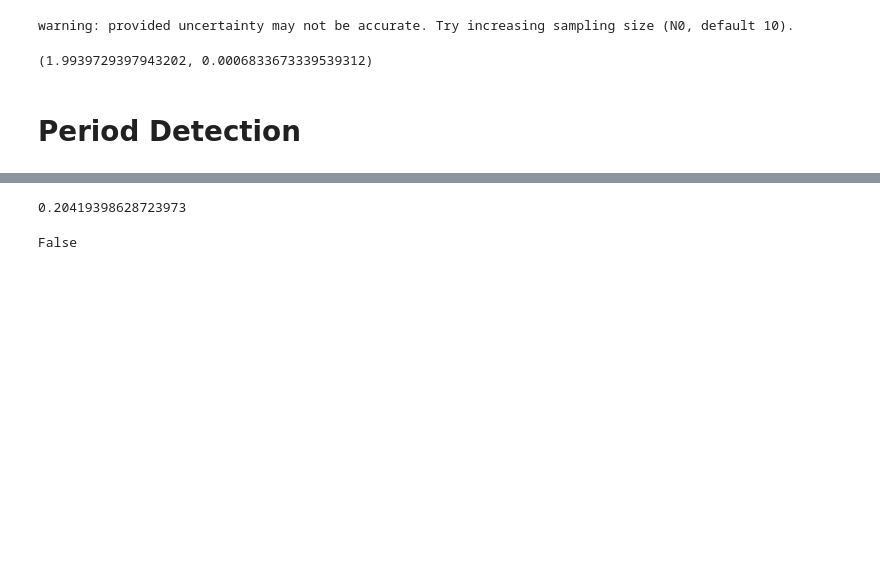
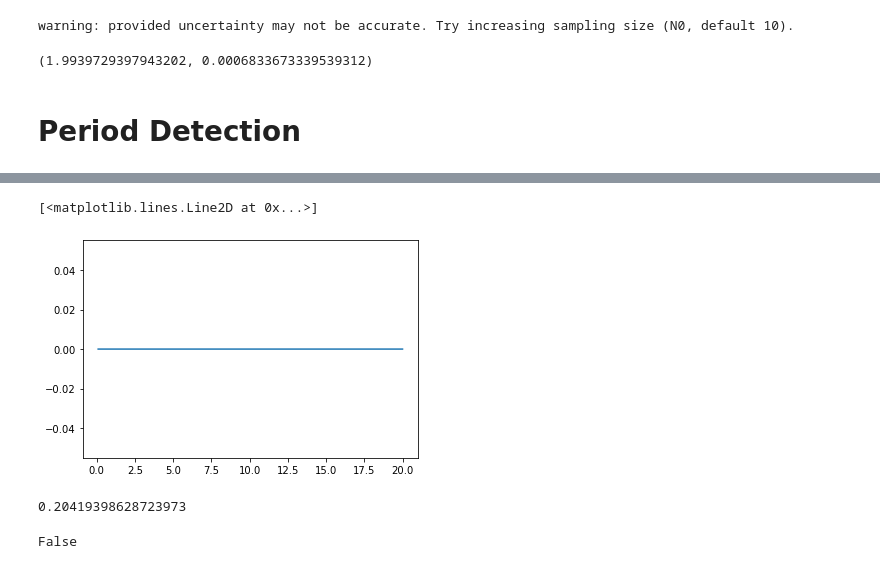
Before and after one commit to SterlingYM/astroPIPS, a Jupyter notebook: test.ipynb, the cells around one changed output, grey strips where cells are left out. Saved outputs shown, nothing was run; the diff lists cells and outputs as text; code cells hidden in the pictures; blank space fills up the shorter version.

```diff
--- a/test.ipynb
+++ b/test.ipynb
@@ -278,3 +330,8 @@ star = PIPS.photdata(samples[2])
+# %%
+plt.plot(period,spectrum)
+# %% [output]
+[<matplotlib.lines.Line2D at 0x...>]
+[figure, added]
 # %%
 star.get_epoch_offset()
 # %% [output]
```
Also changed, not shown: parts of 11 cells of this notebook, 4 other files.
